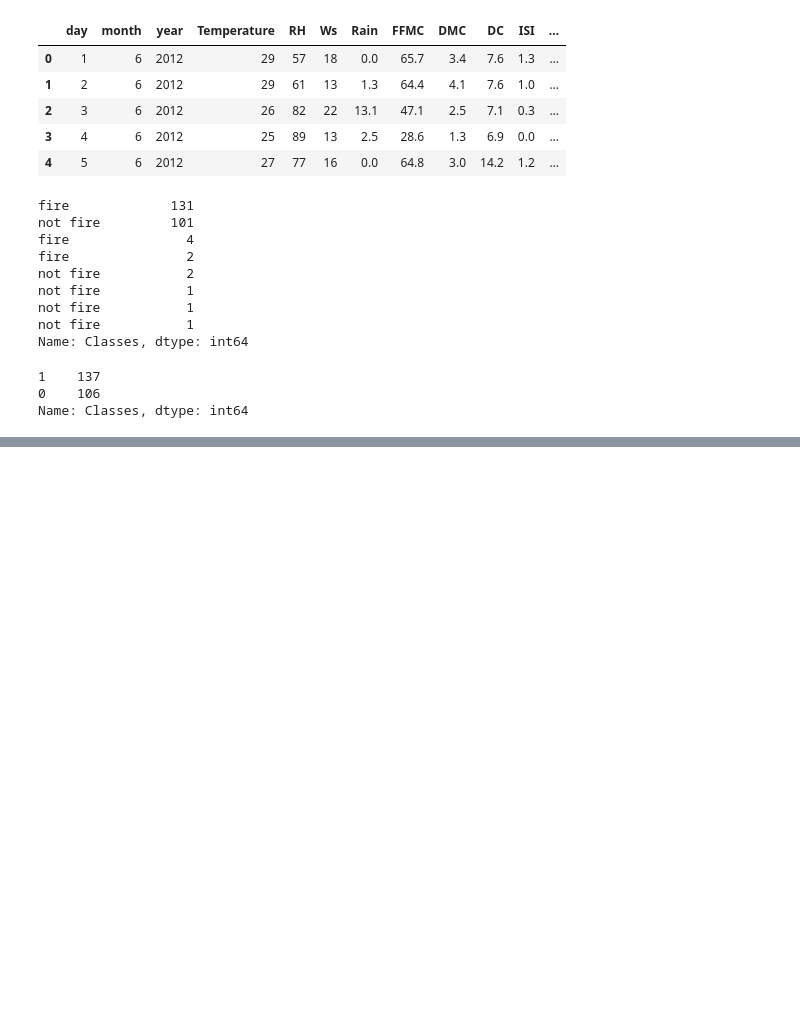
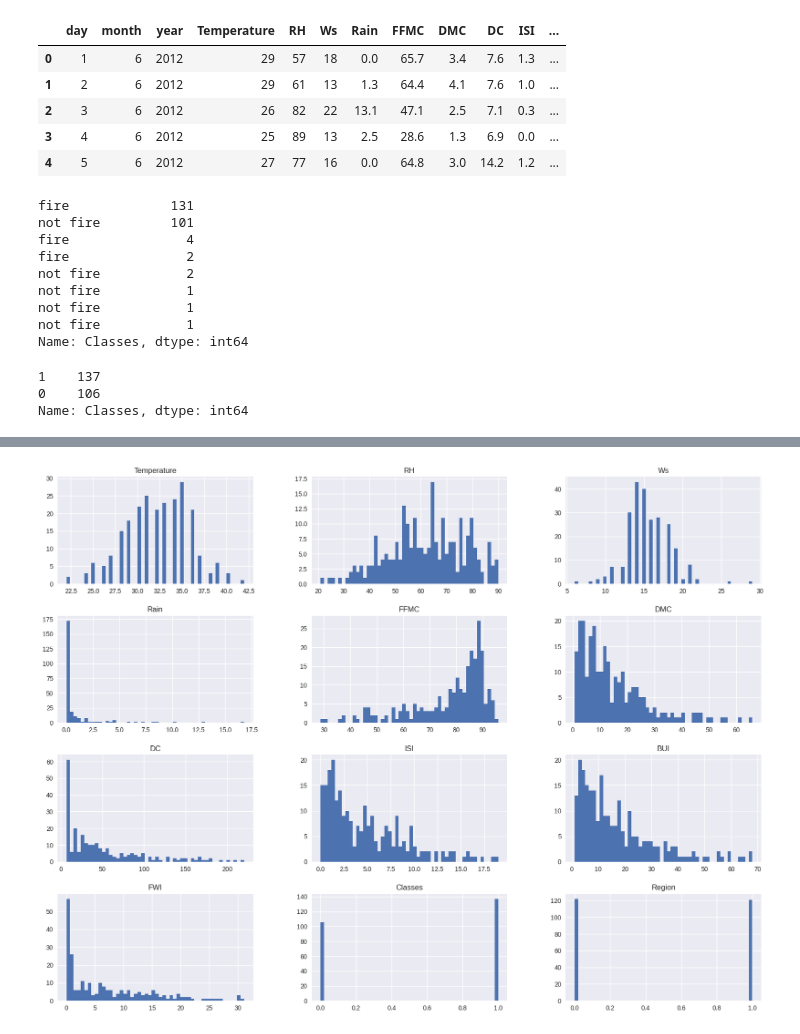
Before and after one commit to Geeth-Rath/A-ML, a Jupyter notebook: Forest_Dataset.ipynb, the cells around one changed output, grey strips where cells are left out. Drawn from its saved outputs; the diff is of its cells as text; code cells hidden in the pictures; blank space fills up the shorter version.

Commit message:
visualization done

```diff
--- a/Forest_Dataset.ipynb
+++ b/Forest_Dataset.ipynb
@@ -297,0 +300,2 @@ Name: Classes, dtype: int64
+# %%
+df = df.drop(['day','month','year'], axis=1)
@@ -297,0 +318,6 @@ Name: Classes, dtype: int64
+# %%
+plt.style.use('seaborn')
+df.hist(bins=50, figsize=(20,15))
+plt.show()
+# %% [output]
+[figure, added]
```
Also changed, not shown: parts of 8 cells of this notebook.
